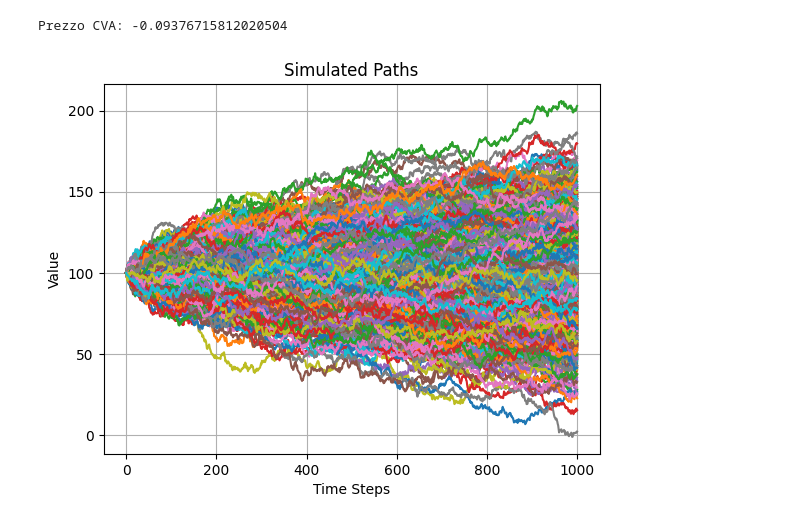
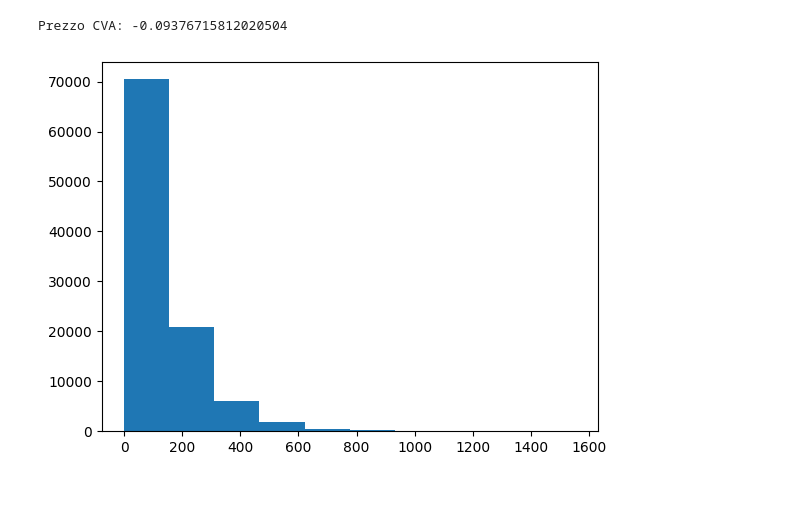
Before and after one commit to GiorgioCappello/ProgettoValutazioneProdotti, a Jupyter notebook: Credito/credito-parte2.ipynb, the cells around one changed output. Cells and saved outputs as stored; diff of their text form; code cells hidden in the pictures; blank space fills up the shorter version.

```diff
--- a/Credito/credito-parte2.ipynb
+++ b/Credito/credito-parte2.ipynb
@@ -7,66 +21,25 @@ import matplotlib.pyplot as plt
 # %%
-## punto A
-
-# Parametri (parte 2)
-lgd = 0.60
-X0 = 100
-Str = 95
-sigma = 20
-T = 2
-t = 0
-# Parametri dei CDS (parte 1)
-r = 0.03
-lambda1 = 0.00788
-
 # Funzione per calcolare il prezzo del derivato con dinamica Bachelier
 def prezzo_bc(X0, Str, sigma, t):
     b1 = (X0 - Str)/(sigma*mt.sqrt(t))
     return (X0 - Str)*norm.cdf(b1) + sigma*mt.sqrt(t)*norm.pdf(b1)
-
-# Calcolo valore CVA
-integranda = lambda s: prezzo_bc(X0, Str, sigma, s)*lambda1*mt.exp(-lambda1*s)*mt.exp(-r*s)
-CVA = - lgd*integrate.quad(integranda, t, T)[0]
-print ("Prezzo CVA:", CVA)
-# %% [output]
-Prezzo CVA: -0.09376715812020504
+# %%
+# Calcolo valore CVA
+integranda = lambda s: mt.exp(-r*s)*prezzo_bc(X0, Str, sigma, s) * lambda1*mt.exp(-lambda1*s)
+CVA = - lgd*integrate.quad(integranda, t, T)[0]
+print ("Prezzo CVA:", CVA)
+# %% [output]
+Prezzo CVA: -0.09376715812020504
 # %%
 # Punto B
-N = 1000
-K = 1001             # numero di time steps (il primo è 0)
-dt = T / (K-1)       # lunghezza intervallo
+N = 100000
 
 # Simulazione dei tempi di fallimento
-U = np.random.uniform(0,1,K-1)
+U = np.random.uniform(0,1,N)
 tau = -1/lambda1 * np.log(1-U)
-#plt.hist(tau)
-#plt.show()
 
-# Computo la probabilità di default nel determinato intervallo
-probabilities_intervals = np.zeros(K)
-for i in range(K):
-    defaults_in_interval = np.sum((tau >= i*dt) & (tau < (i+1)*dt))
-    probability_in_interval = defaults_in_interval / K
-    probabilities_intervals[i] = probability_in_interval
+# Plot dei tau simulati
+plt.hist(tau)
+plt.show()
+# %% [output]
+[figure, added]
-# %%
-# Simulazione del sottostante
-def sottostante(X0, sigma, dt, steps, N):
-    # inizializzazione dei valori iniziali
-    paths = np.zeros((steps, N))
-    paths[0] = X0
-    # Creazione dei paths
-    for i in range(1, steps):
-        paths[i] = paths[i-1] + sigma * np.sqrt(dt) * np.random.normal(size=N)
-    return paths
-
-# Simulare percorsi del sottostante
-paths = sottostante(X0, sigma, dt, K, N)
-
-# Plot
-plt.plot(paths)
-plt.xlabel('Time Steps')
-plt.ylabel('Value')
-plt.title('Simulated Paths')
-plt.grid(True)
-plt.show()
-# %% [output]
-[figure, removed]
```
Also changed, not shown: parts of 6 cells of this notebook.
